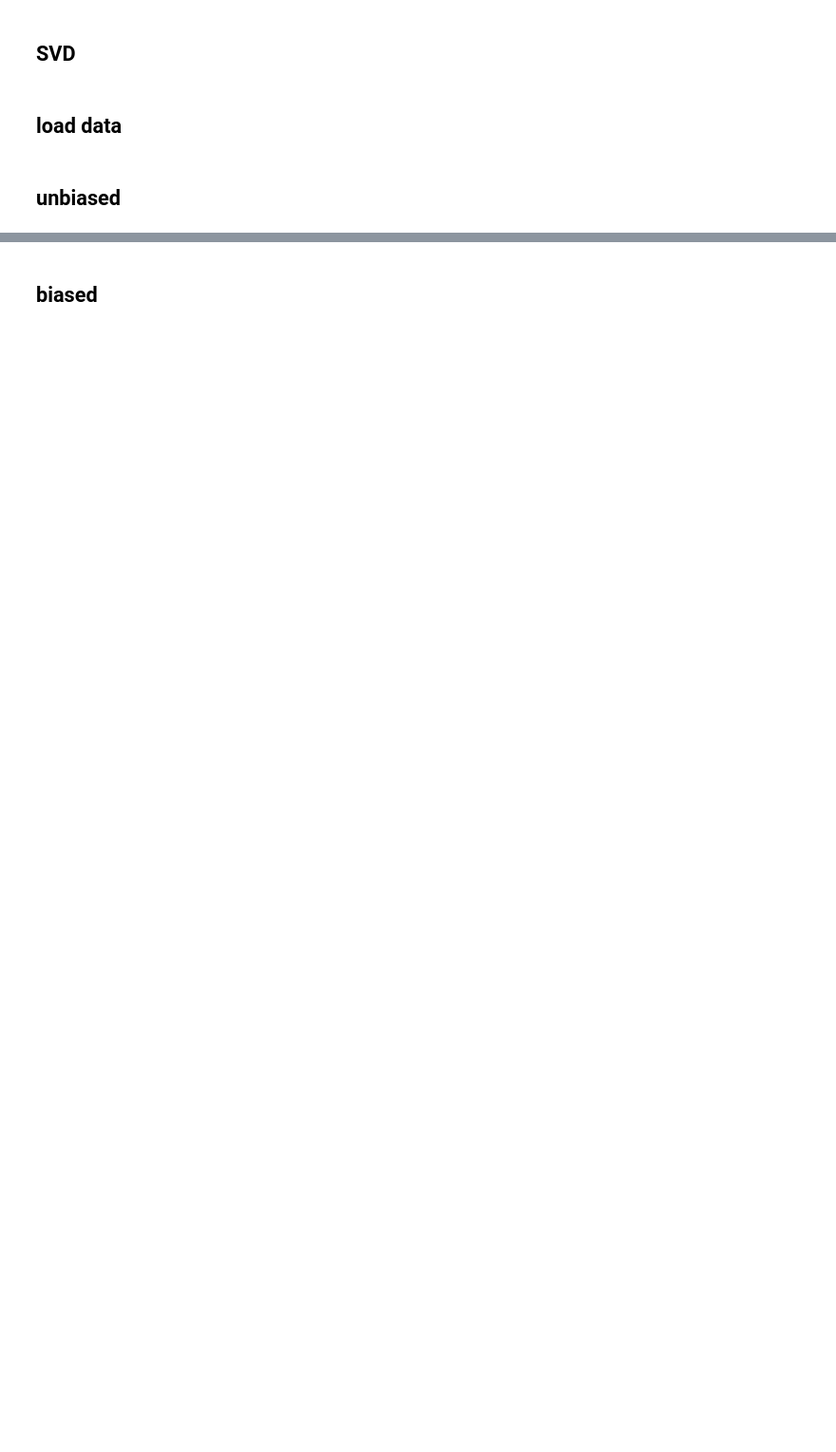
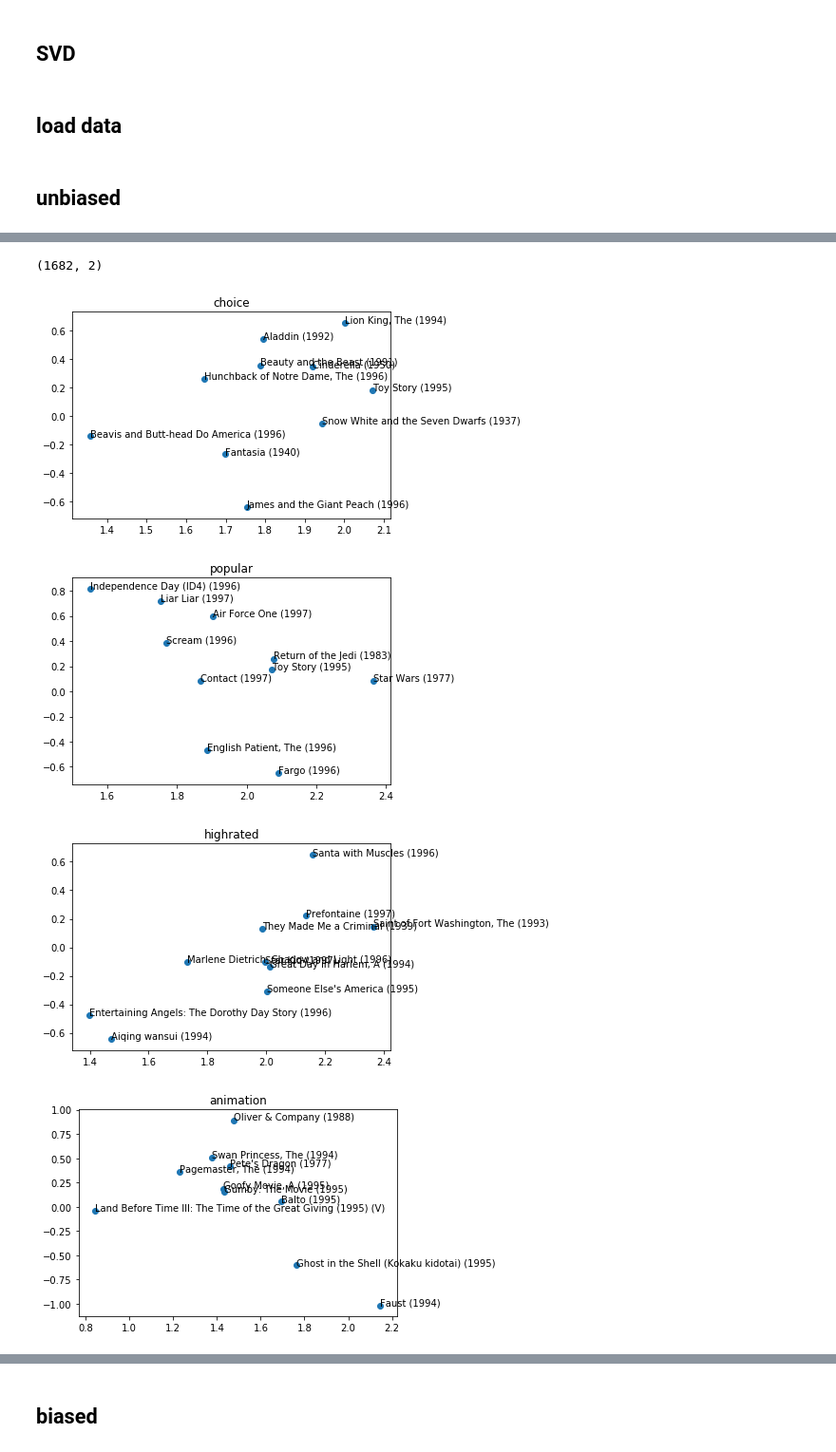
Before and after one commit to kyle-weng/MovieLens-Visualization, a Jupyter notebook: svd.ipynb, the cells around one changed output, grey strips where cells are left out. Shown at 95% size. Saved outputs shown, nothing was run; the diff lists cells and outputs as text; code cells hidden in the pictures; blank space fills up the shorter version.

Commit message:
project movies using svd and save plots

```diff
--- a/svd.ipynb
+++ b/svd.ipynb
@@ -47,13 +48,16 @@ choices = {
     "fantasy": dMovies.loc[dGenres["fantasy"]==1,:].tail(10).index.values
 }
 # %%
-def plotproj(Vp, dMovies, choices):
+def plotproj(Vp, dMovies, choices, prefix=""):
+    """"""
     print(Vp.shape)
     for choice,movies in choices.items():
+        plt.figure(figsize=(6,4))
         plt.title(choice)
-        plt.scatter(Vp[movies-1,0], Vp[movies-1,1], s=1)
+        plt.scatter(Vp[movies-1,0], Vp[movies-1,1])
         for i in movies:
-            plt.annotate(dMovies.loc[i,"title"], Vp[movies-1])
+            plt.annotate(dMovies.loc[i,"title"], Vp[i-1])
+        plt.savefig(prefix+choice+".png", dpi=200)
 # %% [markdown]
 ## unbiased
 # %%
@@ -140,3 +146,11 @@ svd_u = sklearn.decomposition.TruncatedSVD()
 svd_u.fit(unbiased[1])
 Up = svd_u.transform(unbiased[0])
 Vp = svd_u.transform(unbiased[1])
+# %%
+plotproj(Vp, dMovies, choices, "plots/ub_")
+# %% [output]
+(1682, 2)
+[figure, added]
+[figure, added]
+[figure, added]
+[figure, added]
```
Also changed, not shown: parts of 7 cells of this notebook.
